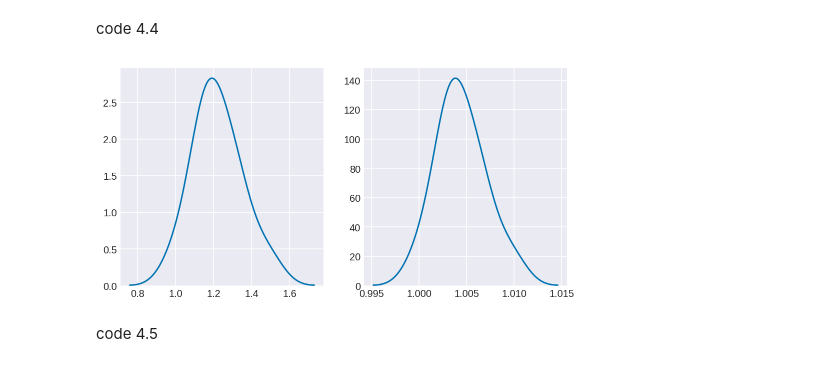
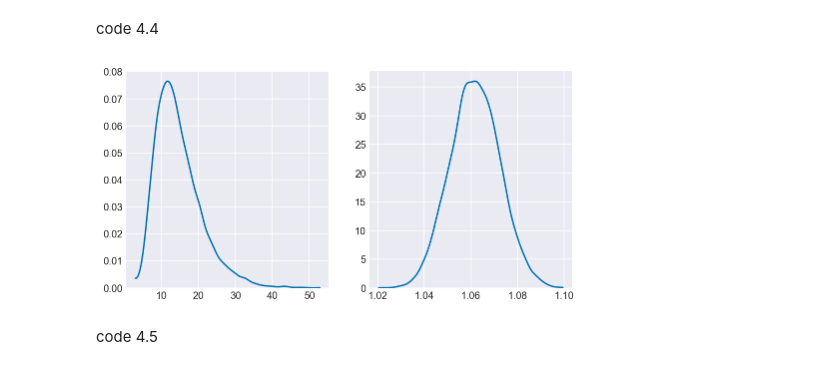
Before and after one commit to ShawnSerendipity/Probability-and-Machine-Learning-in-Tensorflow, a Jupyter notebook: 4.3 Bayesian Regression.ipynb, the cells around one changed output. Drawn from its saved outputs; the diff is of its cells as text; code cells hidden in the pictures.

```diff
--- a/4.3 Bayesian Regression.ipynb
+++ b/4.3 Bayesian Regression.ipynb
@@ -75,20 +105,12 @@ sns.kdeplot(pos);
 # %% [markdown]
 code 4.4
 # %%
-# Build the model
-big = tfd.Uniform(low=1., high=1.5).sample(12,10000)
-with tf.Session() as sess:
-  big = sess.run(big)
-
-small = tfd.Uniform(low=1., high=1.01).sample(12,10000)
-with tf.Session() as sess:
-  small = sess.run(small)
-
-# Plot the model
+big = np.random.uniform(1, 1.5, size=(12, 10000)).prod(0)
+small = np.random.uniform(1, 1.01, size=(12, 10000)).prod(0)
 _, ax = plt.subplots(1,2, figsize=(8,4))
-sns.kdeplot(big, ax=ax[0])
-sns.kdeplot(small, ax=ax[1]);
+pm.kdeplot(big, ax=ax[0])
+pm.kdeplot(small, ax=ax[1]);
 # %% [output]
-[figure, old version]
+[figure, new version]
 # %% [markdown]
 code 4.5
```
Also changed, not shown: parts of 112 cells of this notebook.
